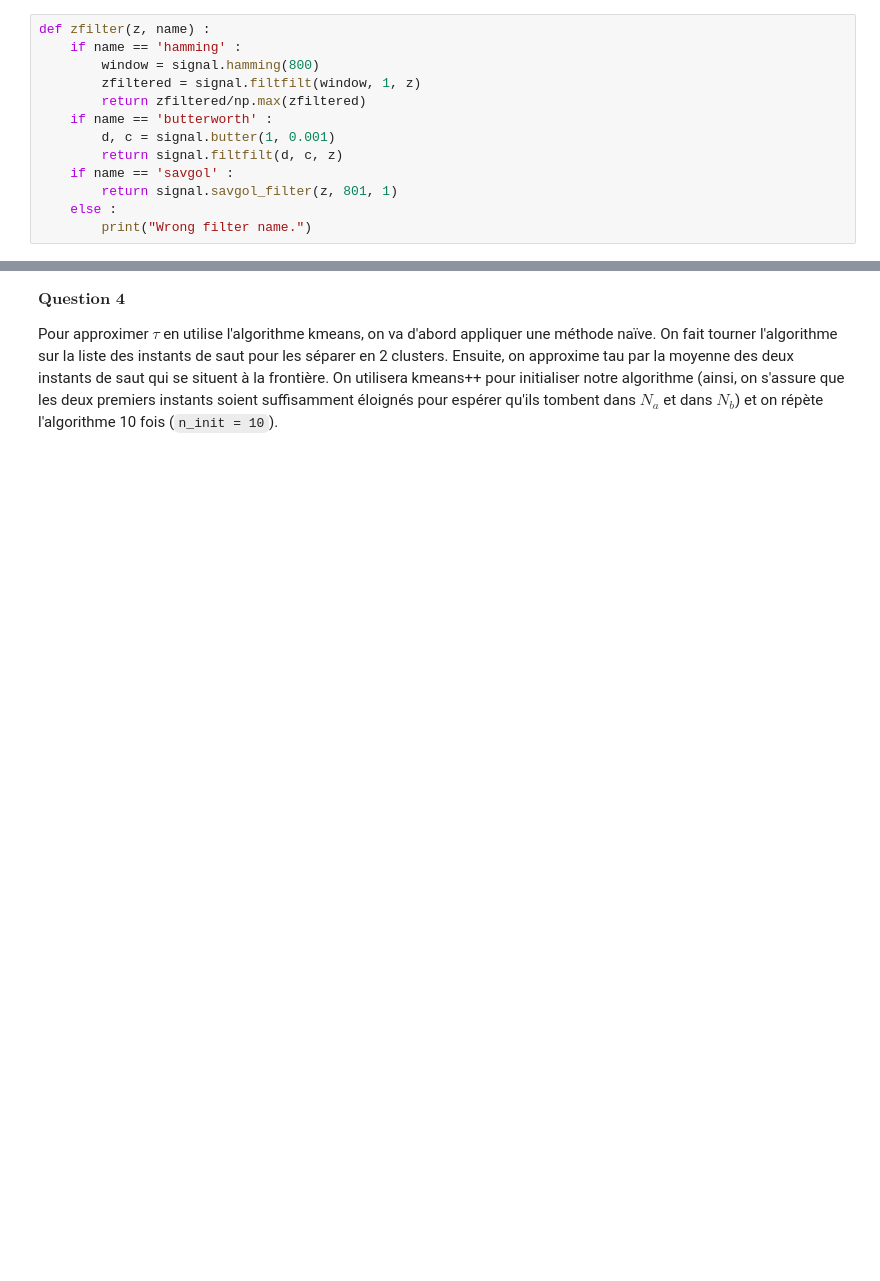
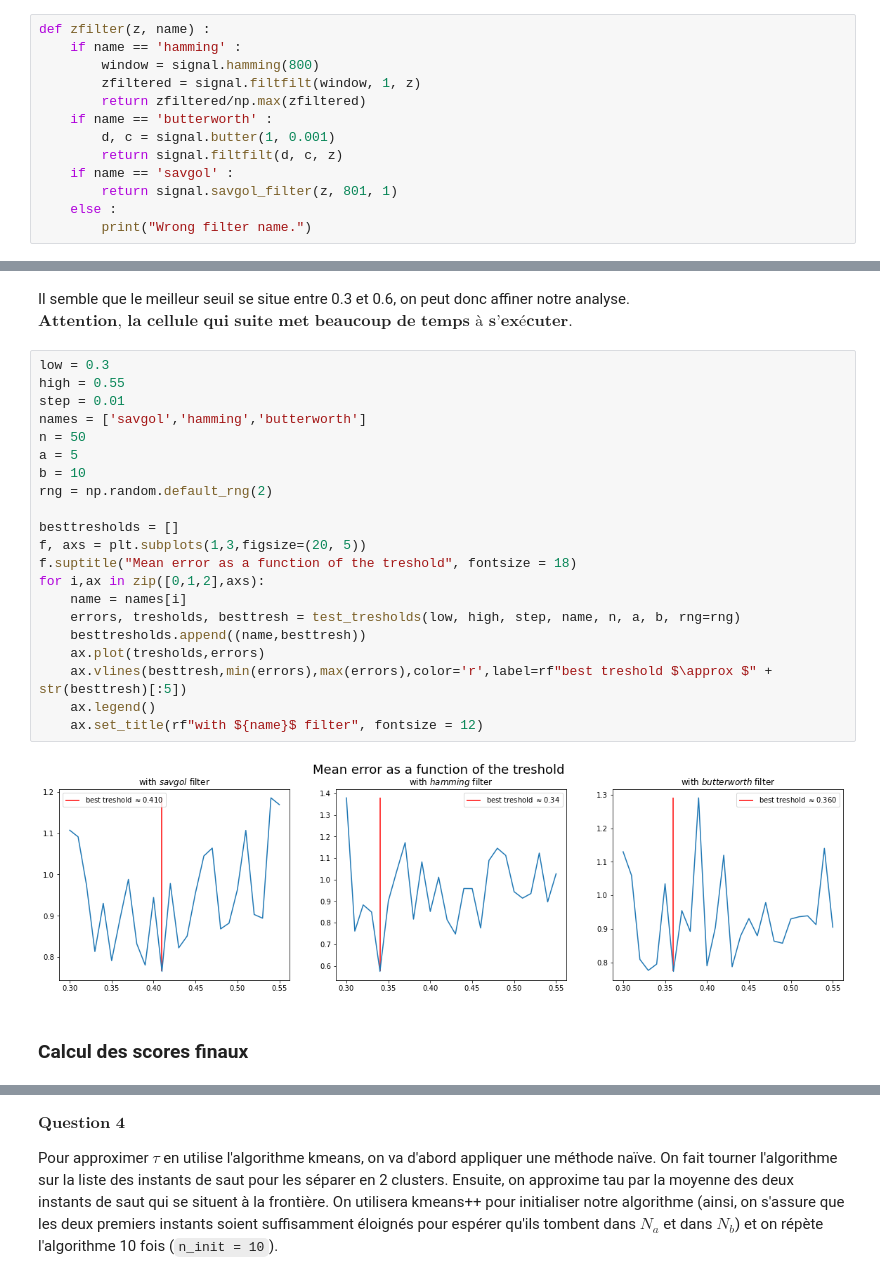
Before and after one commit to Qzaac/MACS207b, a Jupyter notebook: filtrage_macs207b.ipynb, the cells around one changed output, grey strips where cells are left out. Drawn from its saved outputs; the diff is of its cells as text; blank space fills up the shorter version.

```diff
--- a/filtrage_macs207b.ipynb
+++ b/filtrage_macs207b.ipynb
@@ -329,0 +391,28 @@ evaluate_gradient('savgol', 1000, 0.2, 5, 10, rng = rng)
+# %% [markdown]
+Il semble que le meilleur seuil se situe entre 0.3 et 0.6, on peut donc affiner notre analyse.
+$\textbf{Attention, la cellule qui suite met beaucoup de temps à s'exécuter.}$
+# %%
+low = 0.3
+high = 0.55
+step = 0.01
+names = ['savgol','hamming','butterworth']
+n = 50
+a = 5
+b = 10
+rng = np.random.default_rng(2)
+
+besttresholds = []
+f, axs = plt.subplots(1,3,figsize=(20, 5))
+f.suptitle("Mean error as a function of the treshold", fontsize = 18)
+for i,ax in zip([0,1,2],axs):
+    name = names[i]
+    errors, tresholds, besttresh = test_tresholds(low, high, step, name, n, a, b, rng=rng)
+    besttresholds.append((name,besttresh))
+    ax.plot(tresholds,errors)
+    ax.vlines(besttresh,min(errors),max(errors),color='r',label=rf"best treshold $\approx $" + str(besttresh)[:5])
+    ax.legend()
+    ax.set_title(rf"with ${name}$ filter", fontsize = 12)
+# %% [output]
+[figure, added]
+# %% [markdown]
+### Calcul des scores finaux
```
Also changed, not shown: parts of 35 cells of this notebook.
